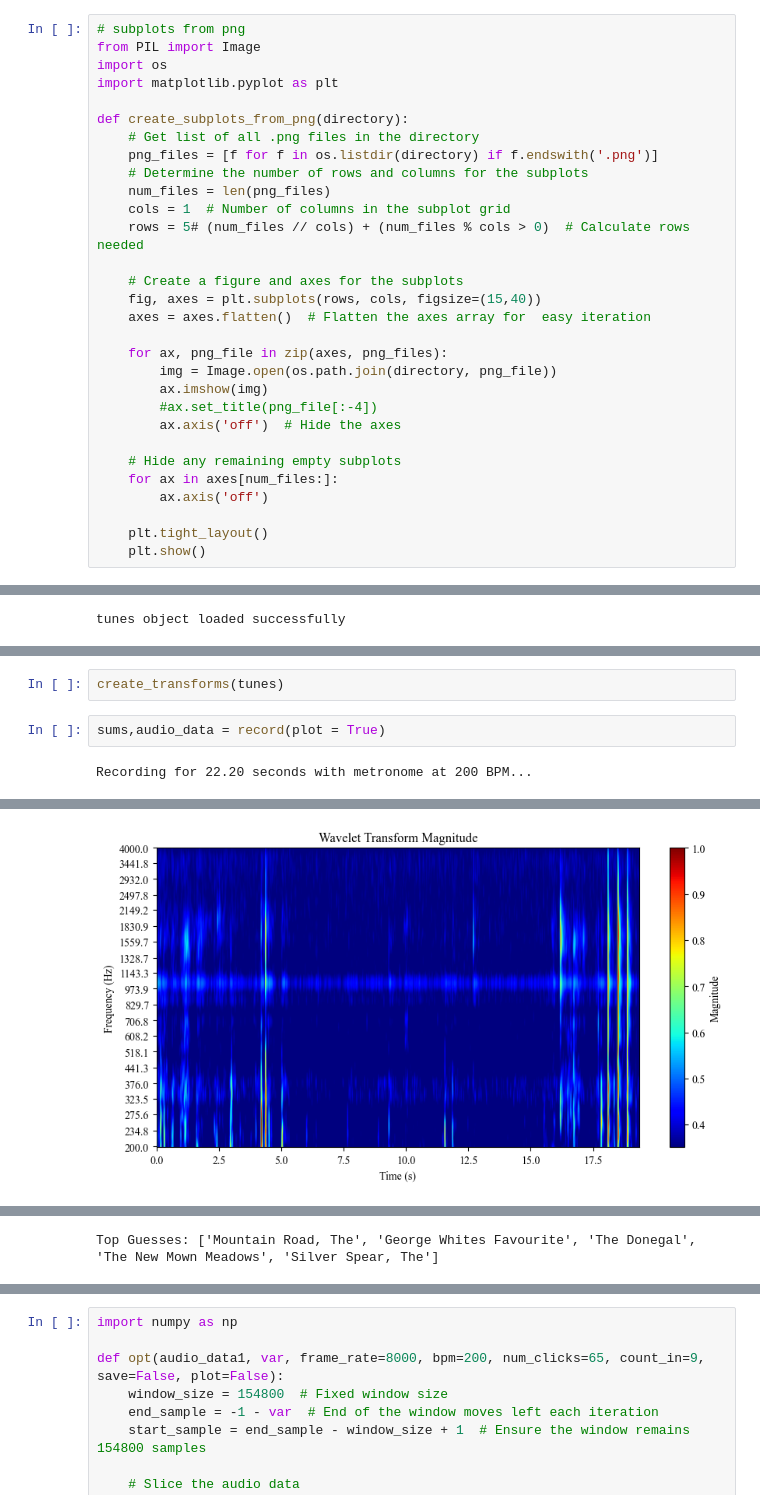
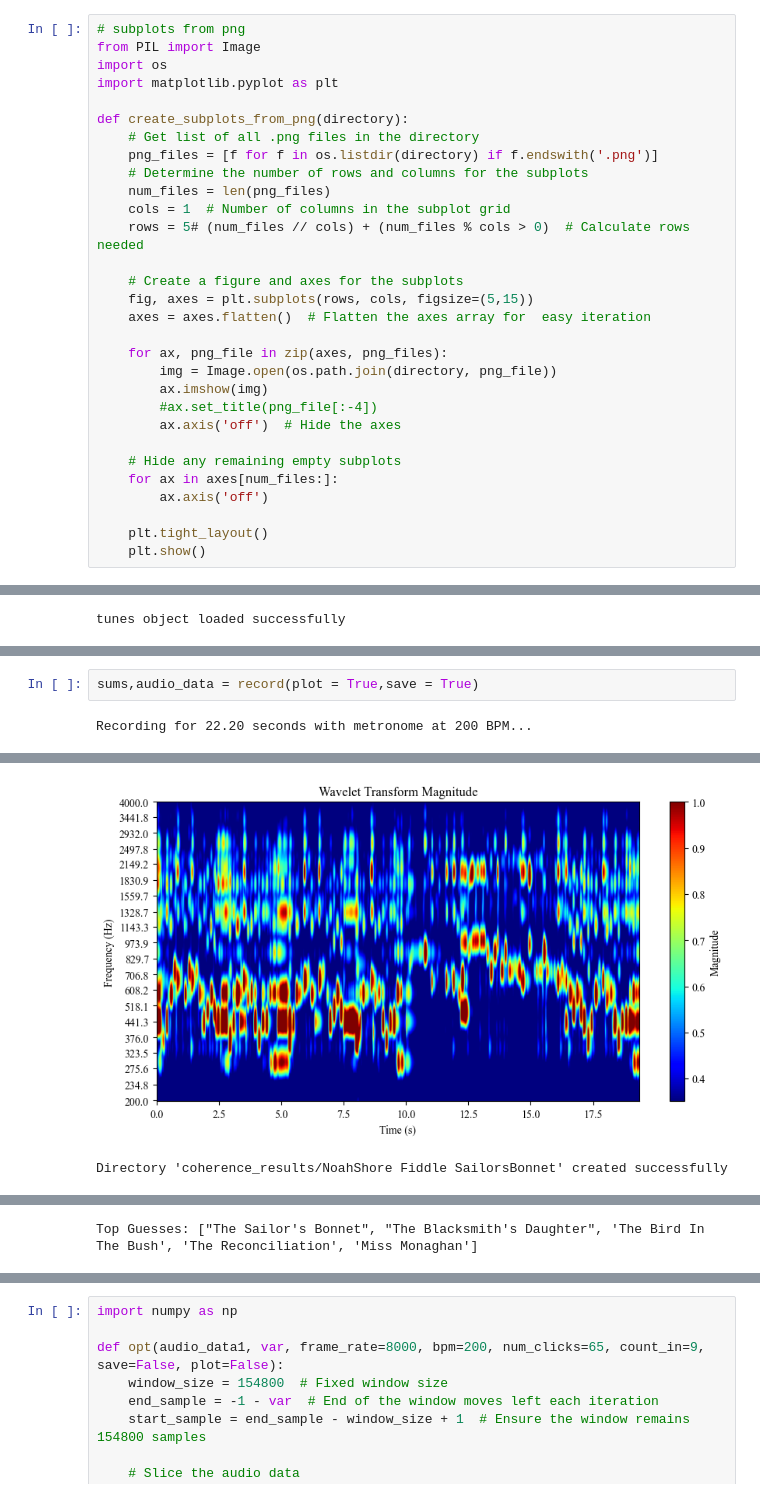
Before and after one commit to noshore5/Wavelet-Tech, a Jupyter notebook: synthetic_tunes/main_project.ipynb, the cells around one changed output, grey strips where cells are left out. Saved outputs shown, nothing was run; the diff lists cells and outputs as text.

Commit message:
ready to edit plots

```diff
--- a/synthetic_tunes/main_project.ipynb
+++ b/synthetic_tunes/main_project.ipynb
@@ -415,7 +415,7 @@ def create_subplots_from_png(directory):
     rows = 5# (num_files // cols) + (num_files % cols > 0)  # Calculate rows needed
 
     # Create a figure and axes for the subplots
-    fig, axes = plt.subplots(rows, cols, figsize=(15,40))
+    fig, axes = plt.subplots(rows, cols, figsize=(5,15))
     axes = axes.flatten()  # Flatten the axes array for  easy iteration
 
     for ax, png_file in zip(axes, png_files):
@@ -669,9 +670,7 @@ def record(frame_rate = 8000,bpm = 200,num_clicks = 65,count_in = 9,save = False
     sums = workflow(audio_data,frame_rate,plot = plot,save=save,title=filepath)
 
     return sums,audio_data
-# %%
-create_transforms(tunes)
 # %%
-sums,audio_data = record(plot = True)
+sums,audio_data = record(plot = True,save = True)
 # %% [output]
 Recording for 22.20 seconds with metronome at 200 BPM...
@@ -679 +678,2 @@ Recording for 22.20 seconds with metronome at 200 BPM...
-[figure, old version]
+[figure, new version]
+Directory 'coherence_results/NoahShore Fiddle SailorsBonnet' created successfully
@@ -681 +681 @@ Recording for 22.20 seconds with metronome at 200 BPM...
-Top Guesses: ['Mountain Road, The', 'George Whites Favourite', 'The Donegal', 'The New Mown Meadows', 'Silver Spear, The']
+Top Guesses: ["The Sailor's Bonnet", "The Blacksmith's Daughter", 'The Bird In The Bush', 'The Reconciliation', 'Miss Monaghan']
```
Also changed, not shown: parts of 5 cells of this notebook, 9 other files.
